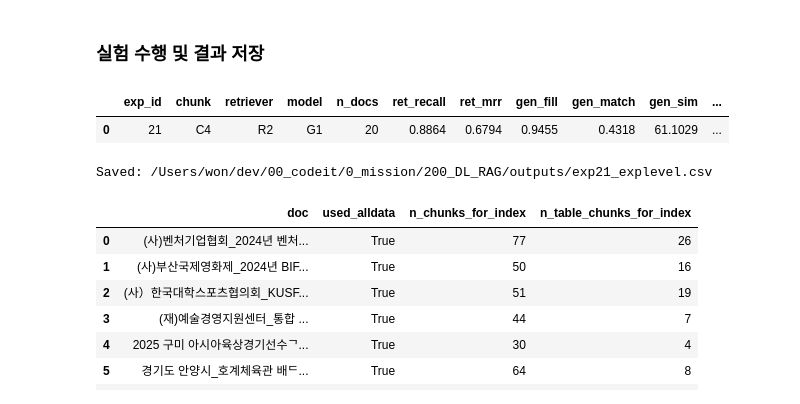
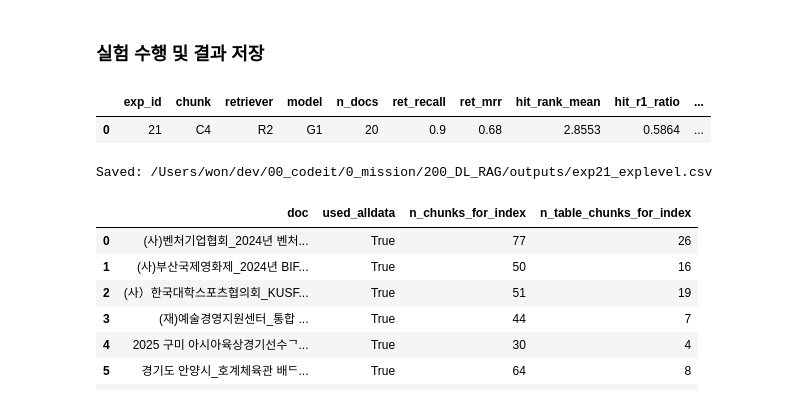
Before and after one commit to wonbywondev/codeit-part3-team4, a Jupyter notebook: notebooks/exp_notebook.ipynb, the cells around one changed output. Saved outputs shown, nothing was run; the diff lists cells and outputs as text; code cells hidden in the pictures.

Commit message:
context_k v1 실험 완료

```diff
--- a/notebooks/exp_notebook.ipynb
+++ b/notebooks/exp_notebook.ipynb
@@ -169,11 +169,13 @@ print("RUN_DOCS:", len(RUN_DOCS))
 # (선택) 실험 컨텍스트 cap 조정하고 싶은 경우 주석 해제 및 수정
 CONFIG["chunk_length"] = 800
 CONFIG["chunk_overlap"] = 200
-CONFIG["top_k"] = 20
-CONFIG["per_question_k"] = 16
+CONFIG["retrieve_k"] = 24
+CONFIG["context_k"] = 8
+CONFIG["top_k"] = CONFIG["retrieve_k"]  # backward compatibility
 CONFIG["bm25_candidates"] = 300
 CONFIG["alpha"] = 0.7
 CONFIG["max_context_chars_per_question"] = 3000
+CONFIG["target_field_max_context_chars"] = 2200
 CONFIG["batch_questions"] = 5
 CONFIG["reasoning_effort"] = "medium"
 CONFIG["generator_retries"] = 1
@@ -216,36 +218,36 @@ for doc_path in tqdm(RUN_DOCS, desc=f"Exp {spec.exp_id} docs"):
     )
     m["exp_id"] = spec.exp_id
     m["chunker"] = spec.chunker
     m["retriever"] = spec.retriever
     m["generator"] = spec.generator
     rows.append(m)
 
 doc_df = pd.DataFrame(rows)
 
 # exp-level average
-metric_cols = ["ret_recall","ret_mrr","gen_fill","gen_match","gen_sim","gen_match_strict","gen_strict_coverage"]
+metric_cols = ["ret_recall","ret_mrr","hit_rank_mean","hit_r1_ratio","hit_r2_ratio","hit_r1_r2_ratio","gen_fill","gen_match","gen_sim","gen_match_strict","gen_strict_coverage"]
 metric_cols = [c for c in metric_cols if c in doc_df.columns]
 avg = doc_df[metric_cols].mean(numeric_only=True)
 exp_df = pd.DataFrame([{
     "exp_id": spec.exp_id,
     "chunk": spec.chunker,
     "retriever": spec.retriever,
     "model": spec.generator,
     "n_docs": len(doc_df),
     **{k: float(avg[k]) for k in avg.index},
 }])
 
 display(exp_df.round(4))
 
 out_dir = BASE_DIR / "outputs"
 out_dir.mkdir(parents=True, exist_ok=True)
 
 exp_out = out_dir / f"exp{spec.exp_id:02d}_explevel.csv"
 exp_df.to_csv(exp_out, index=False, encoding="utf-8-sig")
 print("Saved:", exp_out)
 # %% [output]
-|  | exp_id | chunk | retriever | model | n_docs | ret_recall | ret_mrr | gen_fill | gen_match | gen_sim | ... |
-| 0 | 21 | C4 | R2 | G1 | 20 | 0.8864 | 0.6794 | 0.9455 | 0.4318 | 61.1029 | ... |
+|  | exp_id | chunk | retriever | model | n_docs | ret_recall | ret_mrr | hit_rank_mean | hit_r1_ratio | ... |
+| 0 | 21 | C4 | R2 | G1 | 20 | 0.9 | 0.68 | 2.8553 | 0.5864 | ... |
 Saved: /Users/won/dev/00_codeit/0_mission/200_DL_RAG/outputs/exp21_explevel.csv
 # %%
 ## 인덱스 입력(청크) 점검: ALL_DATA 사용 여부 + 샘플 출력
```
Also changed, not shown: parts of 1 cell of this notebook, 2 other files.
